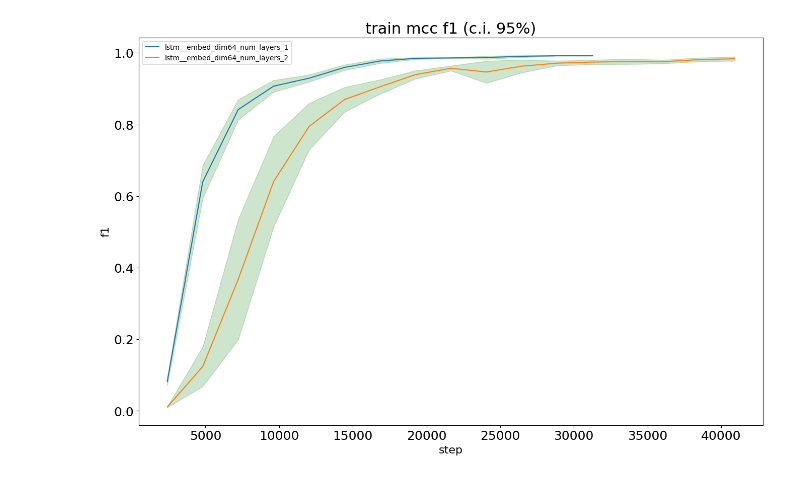
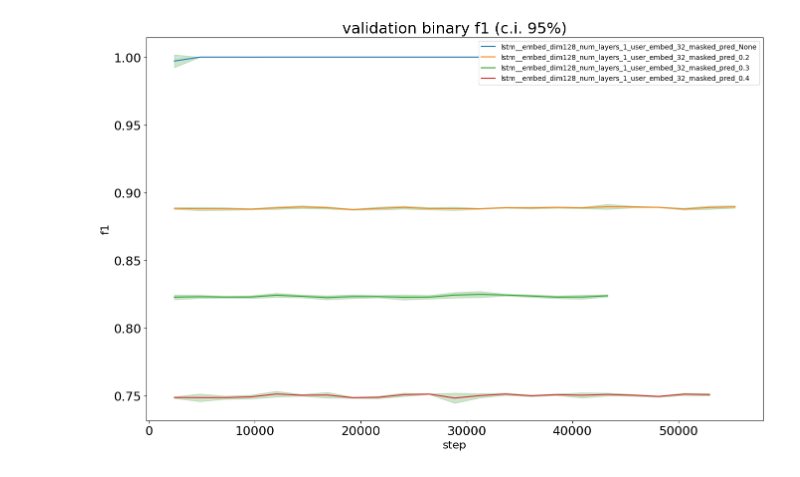
Before and after one commit to Ilykuleshov/transaction-data-generation, a Jupyter notebook: notebooks/comet_visualization.ipynb, the cells around one changed output. Drawn from its saved outputs; the diff is of its cells as text; code cells hidden in the pictures.

```diff
--- a/notebooks/comet_visualization.ipynb
+++ b/notebooks/comet_visualization.ipynb
@@ -174,14 +189,14 @@ val_amt_agg_first = get_agg_metrics(val_amt_first)
 train_binary_agg_first = get_agg_metrics(train_binary_first)
 val_binary_agg_first = get_agg_metrics(val_binary_first)
 # %%
-train_mcc_second = dict(islice(train_mcc_f1.items(), 2, 4))
-val_mcc_second = dict(islice(val_mcc_f1.items(), 2, 4))
+train_mcc_second = dict(islice(train_mcc_f1.items(), 4, 100))
+val_mcc_second = dict(islice(val_mcc_f1.items(), 4, 100))
 
-train_amt_second = dict(islice(train_amt_r2.items(), 2, 4))
-val_amt_second = dict(islice(val_amt_r2.items(), 2, 4))
+train_amt_second = dict(islice(train_amt_r2.items(), 4, 100))
+val_amt_second = dict(islice(val_amt_r2.items(), 4, 100))
 
-train_binary_second = dict(islice(train_binary_f1.items(), 2, 4))
-val_binary_second = dict(islice(val_binary_f1.items(), 2, 4))
+train_binary_second = dict(islice(train_binary_f1.items(), 4, 100))
+val_binary_second = dict(islice(val_binary_f1.items(), 4, 100))
 
 train_mcc_agg_second = get_agg_metrics(train_mcc_second)
 val_mcc_agg_second = get_agg_metrics(val_mcc_second)
@@ -212,4 +209,4 @@ val_binary_agg_third = get_agg_metrics(val_binary_third)
 # %%
-plot_metrics(train_mcc_agg_first, 'train mcc f1 (c.i. 95%)', 'step', 'f1')
+plot_metrics(val_binary_agg_second, 'validation binary f1 (c.i. 95%)', 'step', 'f1')
 # %% [output]
-[figure, old version]
+[figure, new version]
```
Also changed, not shown: parts of 22 cells of this notebook, 12 other files.
